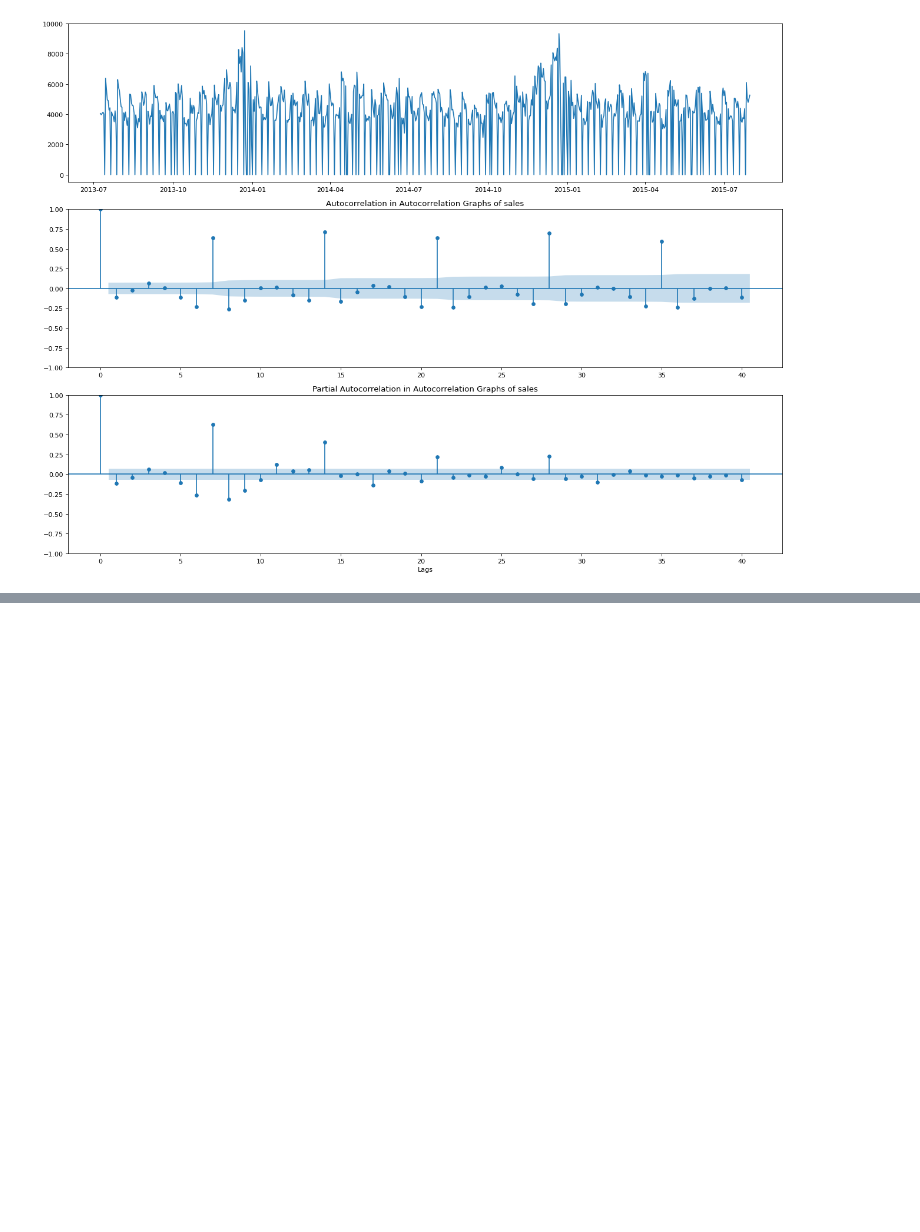
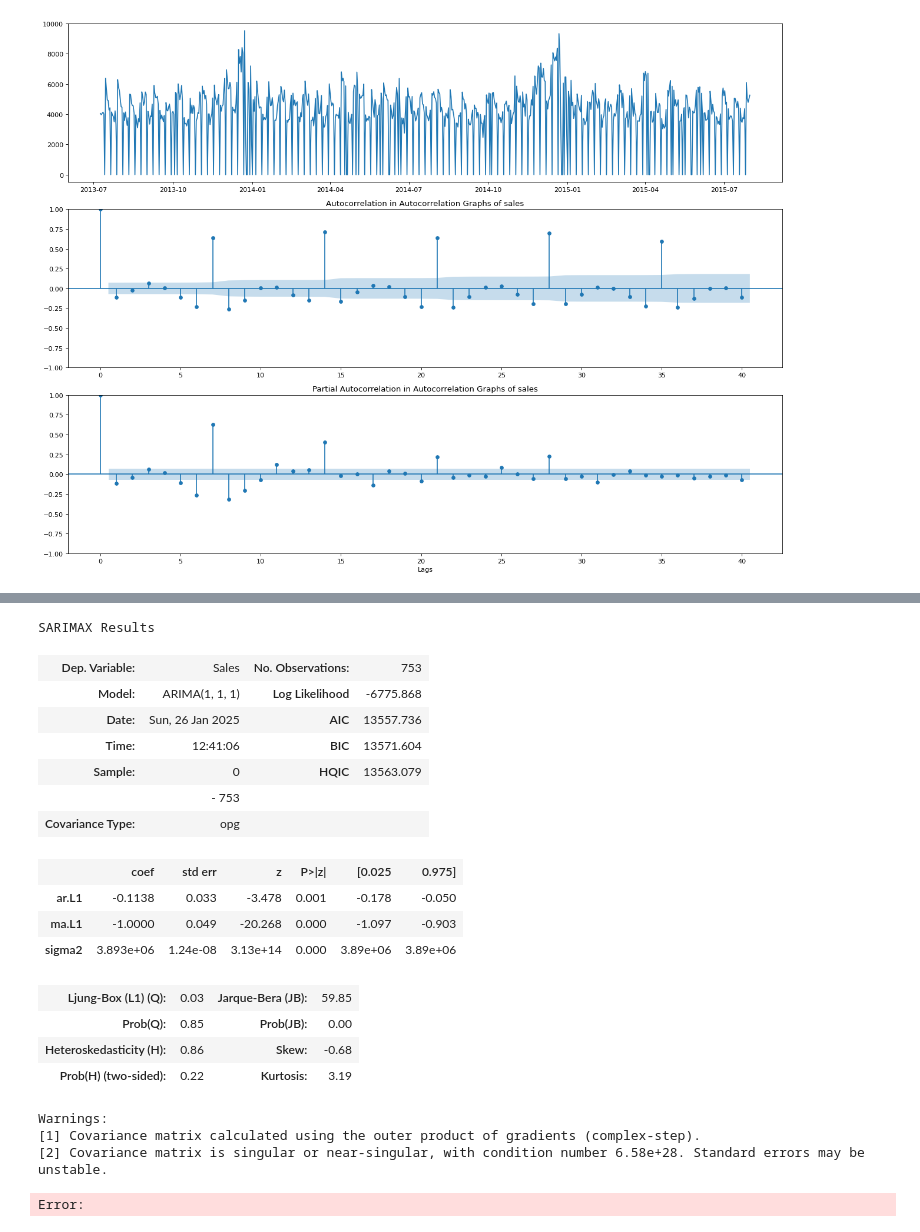
Before and after one commit to Fabster79/timeseries_fc, a Jupyter notebook: notebooks/050 - Python Script Visual.ipynb, the cells around one changed output, grey strips where cells are left out. Saved outputs shown, nothing was run; the diff lists cells and outputs as text; code cells hidden in the pictures; blank space fills up the shorter version.

```diff
--- a/notebooks/050 - Python Script Visual.ipynb
+++ b/notebooks/050 - Python Script Visual.ipynb
@@ -174,0 +173,30 @@ NameError: name 'ARIMA' is not defined
+# %%
+ARIMA_model_fit.summary()
+# %% [output]
+SARIMAX Results
+| Dep. Variable: | Sales | No. Observations: | 753 |
+| Model: | ARIMA(1, 1, 1) | Log Likelihood | -6775.868 |
+| Date: | Sun, 26 Jan 2025 | AIC | 13557.736 |
+| Time: | 12:41:06 | BIC | 13571.604 |
+| Sample: | 0 | HQIC | 13563.079 |
+|  | - 753 |  |  |
+| Covariance Type: | opg |  |  |
+|  | coef | std err | z | P>|z| | [0.025 | 0.975] |
+| ar.L1 | -0.1138 | 0.033 | -3.478 | 0.001 | -0.178 | -0.050 |
+| ma.L1 | -1.0000 | 0.049 | -20.268 | 0.000 | -1.097 | -0.903 |
+| sigma2 | 3.893e+06 | 1.24e-08 | 3.13e+14 | 0.000 | 3.89e+06 | 3.89e+06 |
+| Ljung-Box (L1) (Q): | 0.03 | Jarque-Bera (JB): | 59.85 |
+| Prob(Q): | 0.85 | Prob(JB): | 0.00 |
+| Heteroskedasticity (H): | 0.86 | Skew: | -0.68 |
+| Prob(H) (two-sided): | 0.22 | Kurtosis: | 3.19 |
+Warnings:
+[1] Covariance matrix calculated using the outer product of gradients (complex-step).
+[2] Covariance matrix is singular or near-singular, with condition number 6.58e+28. Standard errors may be unstable.
+# %%
+start_index = len(train_data)
+end_index = len(train_data) + len(test_data) - 1
+
+#Predictions
+arima_preds = ARIMA_model_fit.predict(start=start_index, end=end_index)
+# %% [output]
+Error:
```
Also changed, not shown: parts of 1 cell of this notebook, 3 other files.
